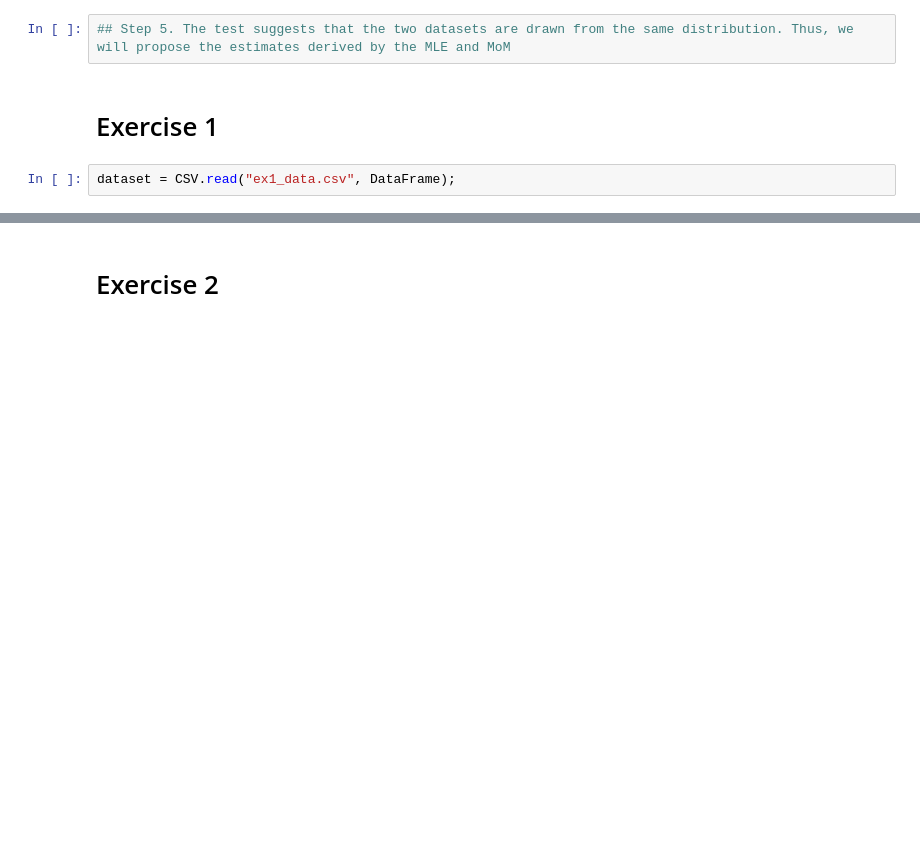
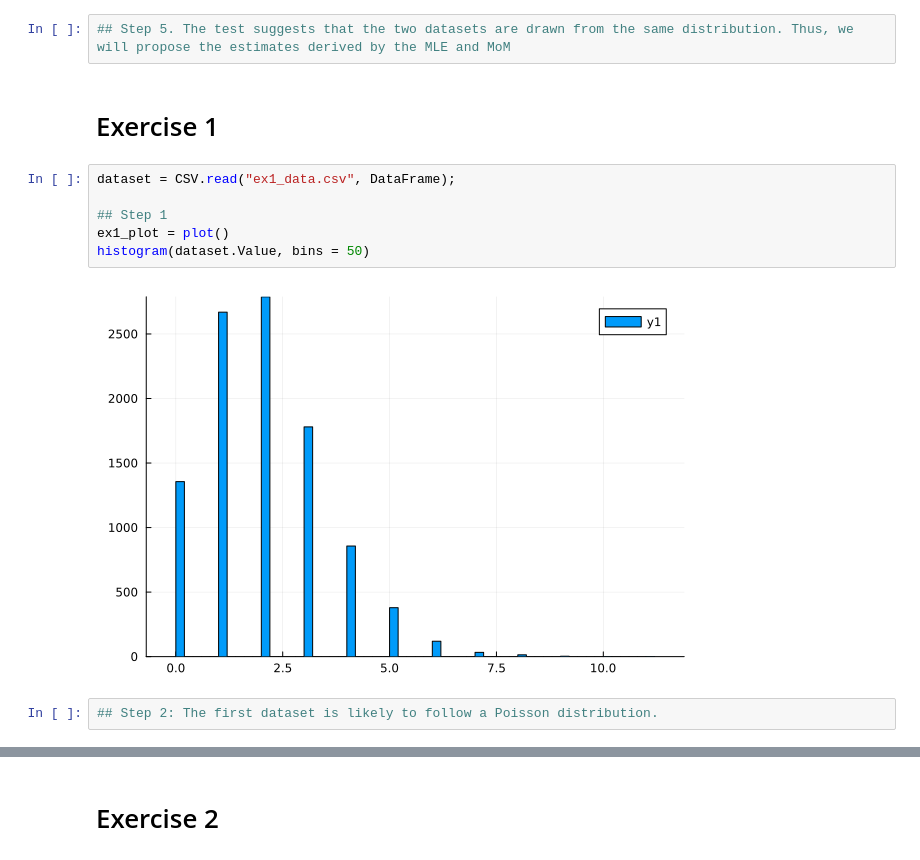
Before and after one commit to jugu612/MLMachineProblem1, a Jupyter notebook: MP1.ipynb, the cells around one changed output, grey strips where cells are left out. Drawn from its saved outputs; the diff is of its cells as text; blank space fills up the shorter version.

```diff
--- a/MP1.ipynb
+++ b/MP1.ipynb
@@ -104,3 +104,11 @@ The two distributions are not significantly different (p = 0.844)
 # Exercise 1
 # %%
 dataset = CSV.read("ex1_data.csv", DataFrame);
+
+## Step 1
+ex1_plot = plot()
+histogram(dataset.Value, bins = 50)
+# %% [output]
+[figure, added]
+# %%
+## Step 2: The first dataset is likely to follow a Poisson distribution.
```
Also changed, not shown: parts of 11 cells of this notebook.
